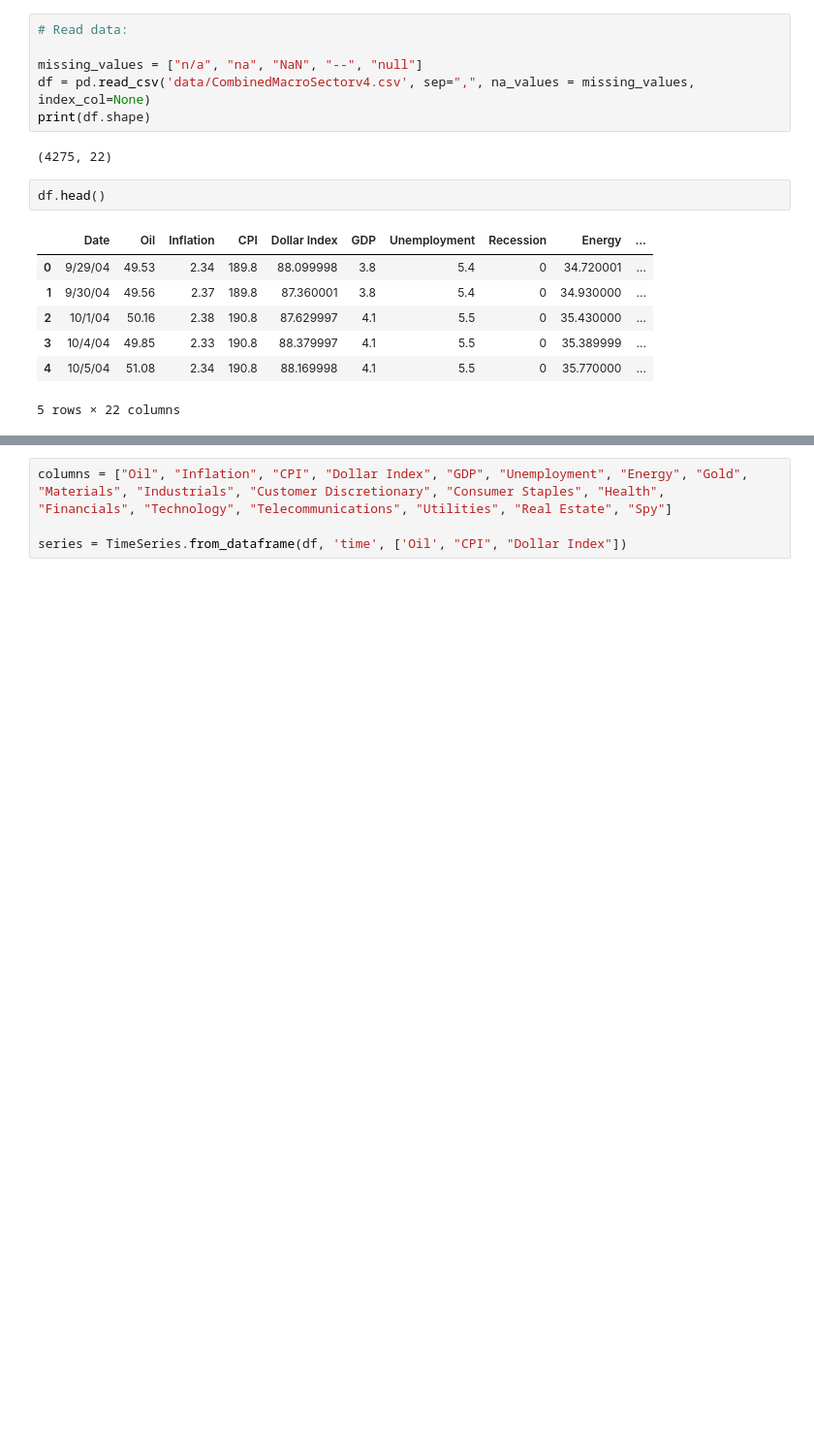
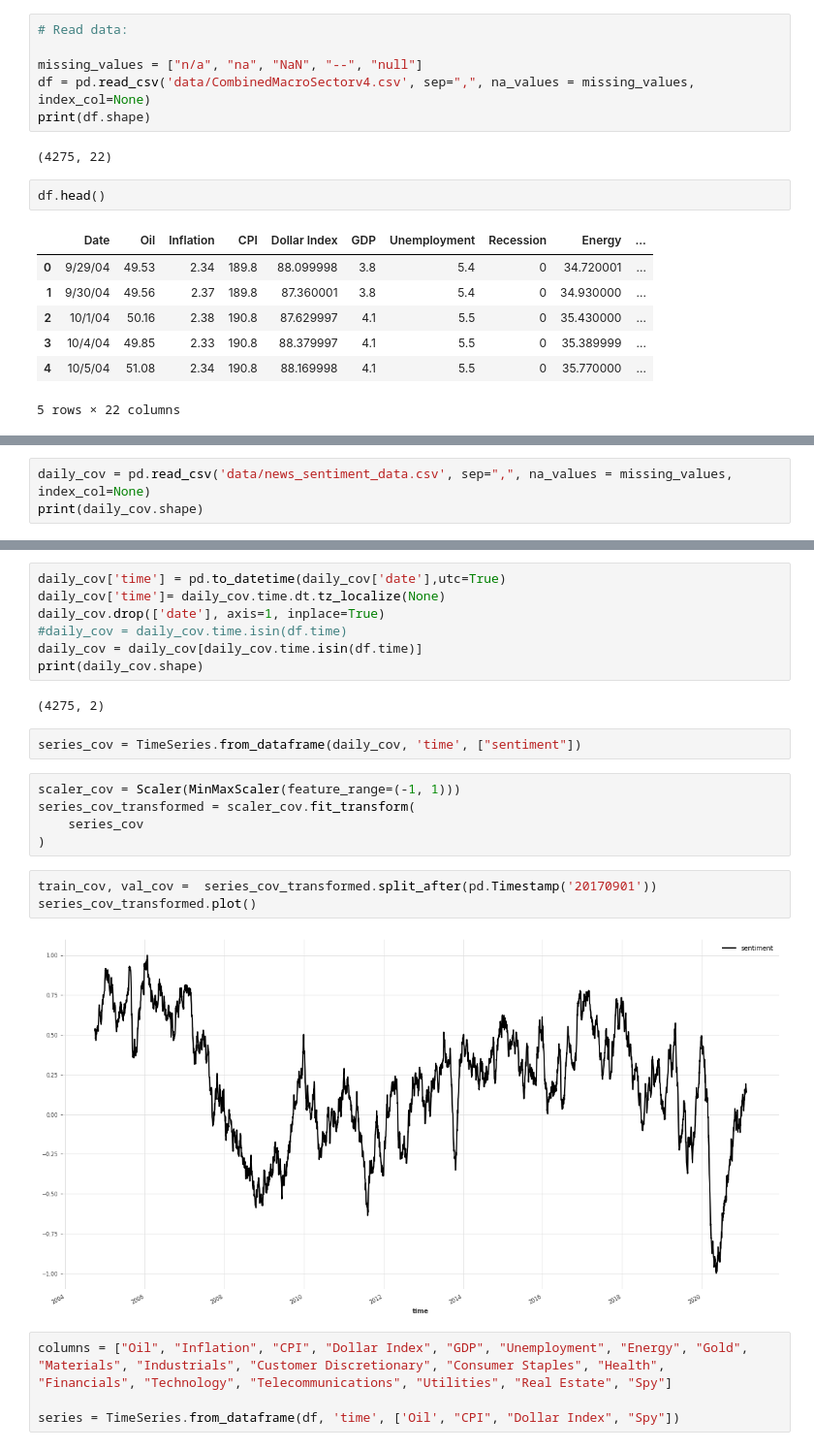
Before and after one commit to shawnmccarthy/temporal, a Jupyter notebook: Temporal/tcn.ipynb, the cells around one changed output, grey strips where cells are left out. Shown at 97% size. Cells and saved outputs as stored; diff of their text form; blank space fills up the shorter version.

```diff
--- a/Temporal/tcn.ipynb
+++ b/Temporal/tcn.ipynb
@@ -51,3 +53,6 @@ df.drop(['Date'], axis=1, inplace=True)
 #ts = scaler.fit_transform(
 #    ts
 #)  # scale the whole time series not caring about train/val split...
+# %%
+daily_cov = pd.read_csv('data/news_sentiment_data.csv', sep=",", na_values = missing_values, index_col=None)
+print(daily_cov.shape)
@@ -54,9 +70,30 @@ df.drop(['Date'], axis=1, inplace=True)
+# %%
+daily_cov['time'] = pd.to_datetime(daily_cov['date'],utc=True)
+daily_cov['time']= daily_cov.time.dt.tz_localize(None)
+daily_cov.drop(['date'], axis=1, inplace=True)
+#daily_cov = daily_cov.time.isin(df.time)
+daily_cov = daily_cov[daily_cov.time.isin(df.time)]
+print(daily_cov.shape)
+# %% [output]
+(4275, 2)
+# %%
+series_cov = TimeSeries.from_dataframe(daily_cov, 'time', ["sentiment"])
+# %%
+scaler_cov = Scaler(MinMaxScaler(feature_range=(-1, 1)))
+series_cov_transformed = scaler_cov.fit_transform(
+    series_cov
+)
+# %%
+train_cov, val_cov =  series_cov_transformed.split_after(pd.Timestamp('20170901'))
+series_cov_transformed.plot()
+# %% [output]
+[figure, added]
 # %%
 columns = ["Oil", "Inflation", "CPI", "Dollar Index", "GDP", "Unemployment", "Energy", "Gold",
 "Materials", "Industrials", "Customer Discretionary", "Consumer Staples", "Health",
 "Financials", "Technology", "Telecommunications", "Utilities", "Real Estate", "Spy"]
 
-series = TimeSeries.from_dataframe(df, 'time', ['Oil', "CPI", "Dollar Index"])
+series = TimeSeries.from_dataframe(df, 'time', ['Oil', "CPI", "Dollar Index", "Spy"])
 # %%
 scaler = Scaler()
 series_transformed = scaler.fit_transform(
```
Also changed, not shown: parts of 24 cells of this notebook, 4 other files.
